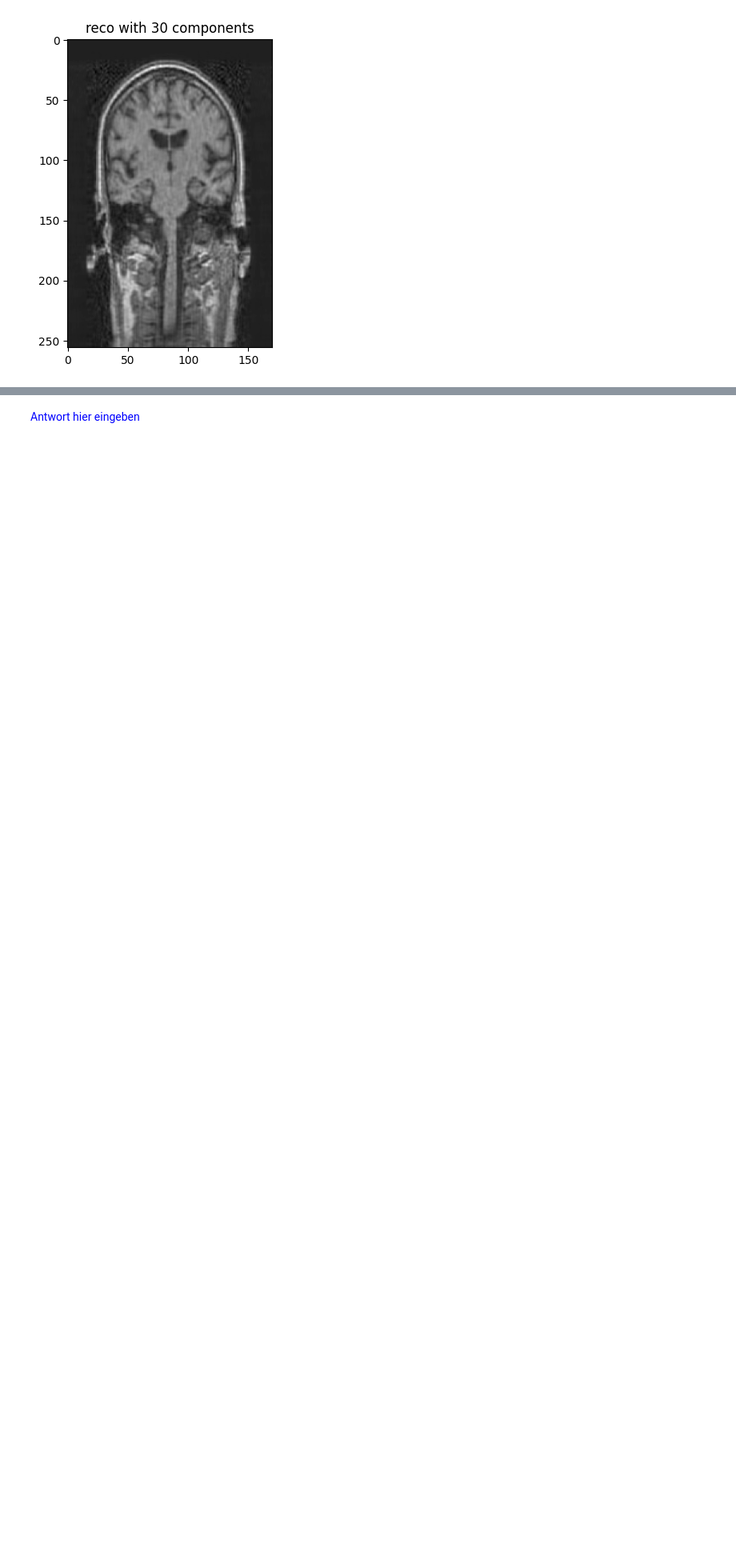
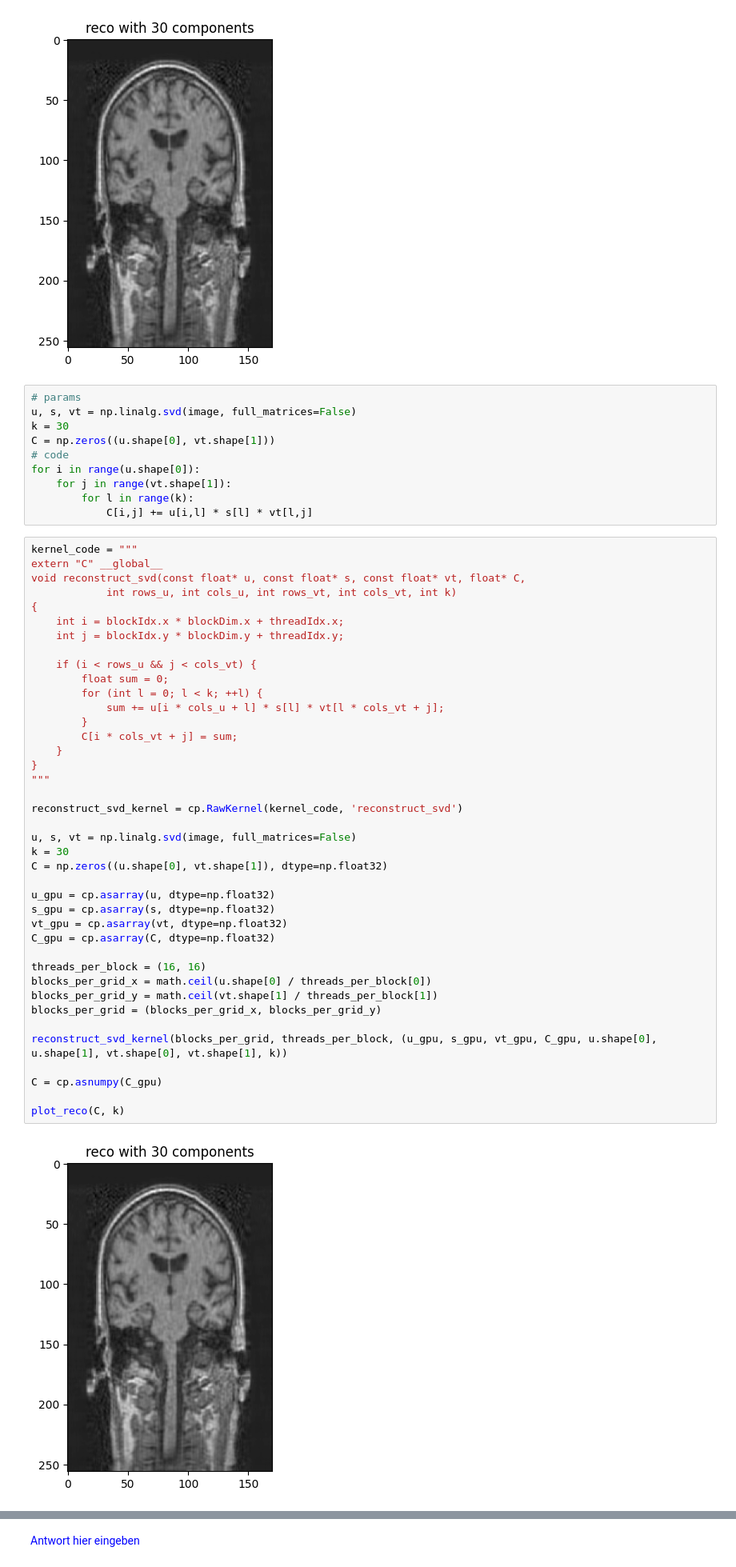
Before and after one commit to florinbarbisch/hpc-m2, a Jupyter notebook: hpc_fs22_mc2_teil2.ipynb, the cells around one changed output, grey strips where cells are left out. Shown at 80% size. Drawn from its saved outputs; the diff is of its cells as text; blank space fills up the shorter version.

Commit message:
Added;: running cupy kernel

```diff
--- a/hpc_fs22_mc2_teil2.ipynb
+++ b/hpc_fs22_mc2_teil2.ipynb
@@ -81,3 +81,55 @@ plot_reco(reconstructed_image, k)
 # %% [output]
 [figure]
 [figure]
+# %%
+# params
+u, s, vt = np.linalg.svd(image, full_matrices=False)
+k = 30
+C = np.zeros((u.shape[0], vt.shape[1]))
+# code
+for i in range(u.shape[0]):
+    for j in range(vt.shape[1]):
+        for l in range(k):
+            C[i,j] += u[i,l] * s[l] * vt[l,j]
+# %%
+kernel_code = """
+extern "C" __global__
+void reconstruct_svd(const float* u, const float* s, const float* vt, float* C,
+            int rows_u, int cols_u, int rows_vt, int cols_vt, int k)
+{
+    int i = blockIdx.x * blockDim.x + threadIdx.x;
+    int j = blockIdx.y * blockDim.y + threadIdx.y;
+
+    if (i < rows_u && j < cols_vt) {
+        float sum = 0;
+        for (int l = 0; l < k; ++l) {
+            sum += u[i * cols_u + l] * s[l] * vt[l * cols_vt + j];
+        }
+        C[i * cols_vt + j] = sum;
+    }
+}
+"""
+
+reconstruct_svd_kernel = cp.RawKernel(kernel_code, 'reconstruct_svd')
+
+u, s, vt = np.linalg.svd(image, full_matrices=False)
+k = 30
+C = np.zeros((u.shape[0], vt.shape[1]), dtype=np.float32)
+
+u_gpu = cp.asarray(u, dtype=np.float32)
+s_gpu = cp.asarray(s, dtype=np.float32)
+vt_gpu = cp.asarray(vt, dtype=np.float32)
+C_gpu = cp.asarray(C, dtype=np.float32)
+
+threads_per_block = (16, 16)
+blocks_per_grid_x = math.ceil(u.shape[0] / threads_per_block[0])
+blocks_per_grid_y = math.ceil(vt.shape[1] / threads_per_block[1])
+blocks_per_grid = (blocks_per_grid_x, blocks_per_grid_y)
+
+reconstruct_svd_kernel(blocks_per_grid, threads_per_block, (u_gpu, s_gpu, vt_gpu, C_gpu, u.shape[0], u.shape[1], vt.shape[0], vt.shape[1], k))
+
+C = cp.asnumpy(C_gpu)
+
+plot_reco(C, k)
+# %% [output]
+[figure, added]
```
Also changed, not shown: parts of 1 cell of this notebook.
